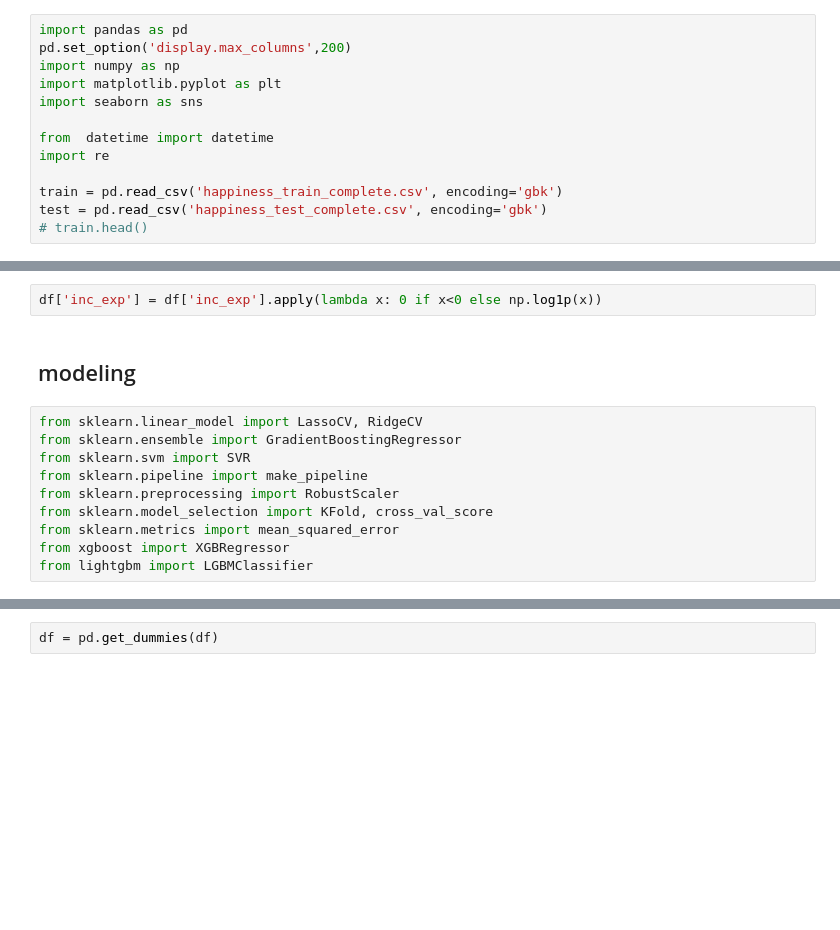
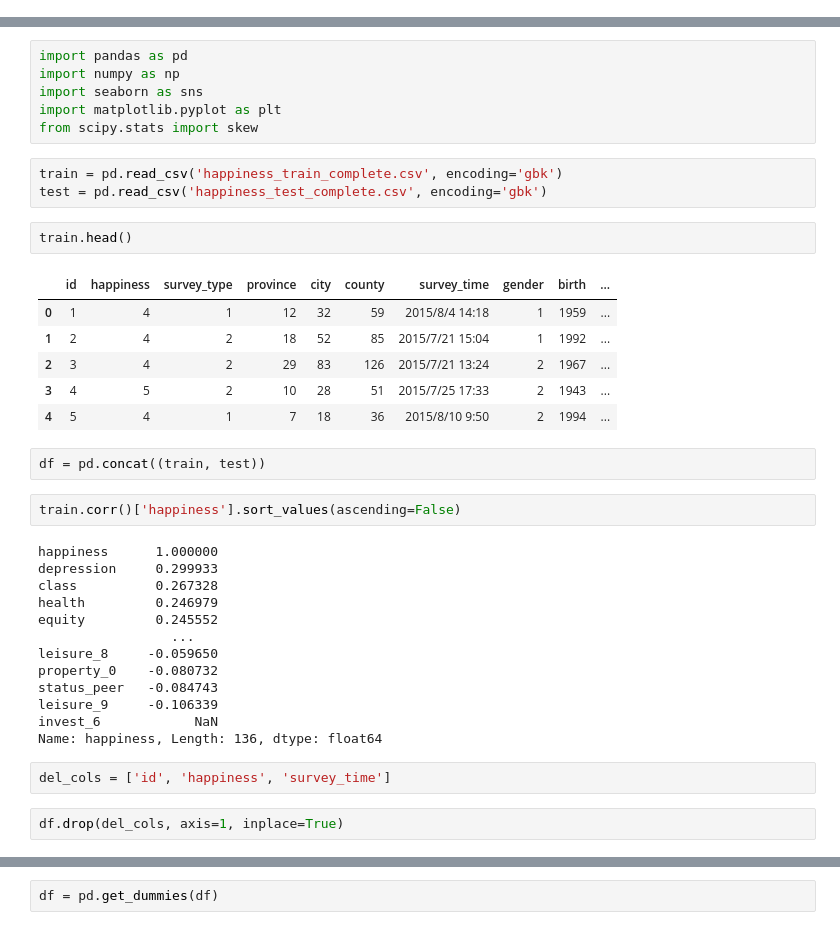
Before and after one commit to voyagelll/python, a Jupyter notebook: kaggle/挖掘幸福感/Exer01.ipynb, the cells around one changed output, grey strips where cells are left out. Drawn from its saved outputs; the diff is of its cells as text; blank space fills up the shorter version.

```diff
--- a/kaggle/挖掘幸福感/Exer01.ipynb
+++ b/kaggle/挖掘幸福感/Exer01.ipynb
@@ -1,13 +0,0 @@
-# %%
-import pandas as pd
-pd.set_option('display.max_columns',200)
-import numpy as np
-import matplotlib.pyplot as plt
-import seaborn as sns
-
-from  datetime import datetime
-import re
-
-train = pd.read_csv('happiness_train_complete.csv', encoding='gbk')
-test = pd.read_csv('happiness_test_complete.csv', encoding='gbk')
-# train.head()
@@ -143,14 +1,39 @@ df['invest_other'] = df['invest_other'].apply(lambda x: 0 if x==0 else 1)
-# %%
-df['inc_exp'] = df['inc_exp'].apply(lambda x: 0 if x<0 else np.log1p(x))
-# %% [markdown]
-## modeling
-# %%
-from sklearn.linear_model import LassoCV, RidgeCV
-from sklearn.ensemble import GradientBoostingRegressor
-from sklearn.svm import SVR
-from sklearn.pipeline import make_pipeline
-from sklearn.preprocessing import RobustScaler
-from sklearn.model_selection import KFold, cross_val_score
-from sklearn.metrics import mean_squared_error
-from xgboost import XGBRegressor
-from lightgbm import LGBMClassifier
+# %%
+import pandas as pd
+import numpy as np
+import seaborn as sns
+import matplotlib.pyplot as plt
+from scipy.stats import skew
+# %%
+train = pd.read_csv('happiness_train_complete.csv', encoding='gbk')
+test = pd.read_csv('happiness_test_complete.csv', encoding='gbk')
+# %%
+train.head()
+# %% [output]
+|  | id | happiness | survey_type | province | city | county | survey_time | gender | birth | ... |
+| 0 | 1 | 4 | 1 | 12 | 32 | 59 | 2015/8/4 14:18 | 1 | 1959 | ... |
+| 1 | 2 | 4 | 2 | 18 | 52 | 85 | 2015/7/21 15:04 | 1 | 1992 | ... |
+| 2 | 3 | 4 | 2 | 29 | 83 | 126 | 2015/7/21 13:24 | 2 | 1967 | ... |
+| 3 | 4 | 5 | 2 | 10 | 28 | 51 | 2015/7/25 17:33 | 2 | 1943 | ... |
+| 4 | 5 | 4 | 1 | 7 | 18 | 36 | 2015/8/10 9:50 | 2 | 1994 | ... |
+# %%
+df = pd.concat((train, test))
+# %%
+train.corr()['happiness'].sort_values(ascending=False)
+# %% [output]
+happiness      1.000000
+depression     0.299933
+class          0.267328
+health         0.246979
+equity         0.245552
+                 ...
+leisure_8     -0.059650
+property_0    -0.080732
+status_peer   -0.084743
+leisure_9     -0.106339
+invest_6            NaN
+Name: happiness, Length: 136, dtype: float64
+# %%
+del_cols = ['id', 'happiness', 'survey_time']
+# %%
+df.drop(del_cols, axis=1, inplace=True)
```
Also changed, not shown: parts of 53 cells of this notebook, 4 other files.
